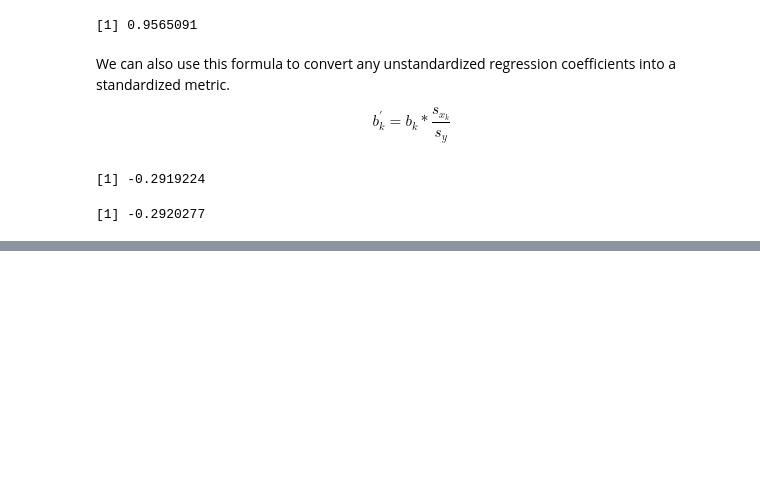
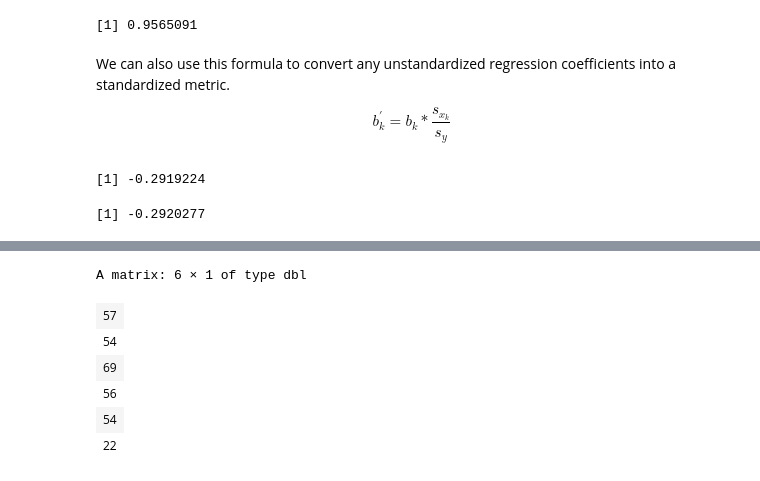
Before and after one commit to lebebr01/psqf_6243, a Jupyter notebook: course-notes/03-regression-estimates.ipynb, the cells around one changed output, grey strips where cells are left out. Drawn from its saved outputs; the diff is of its cells as text; code cells hidden in the pictures; blank space fills up the shorter version.

```diff
--- a/course-notes/03-regression-estimates.ipynb
+++ b/course-notes/03-regression-estimates.ipynb
@@ -198,0 +257,11 @@ cor(daily_aqi ~ avg_wind, data = airquality)
+# %%
+Y <- as.matrix(airquality$daily_aqi)
+head(Y)
+# %% [output]
+A matrix: 6 × 1 of type dbl
+| 57 |
+| 54 |
+| 69 |
+| 56 |
+| 54 |
+| 22 |
```
Also changed, not shown: parts of 8 cells of this notebook.
